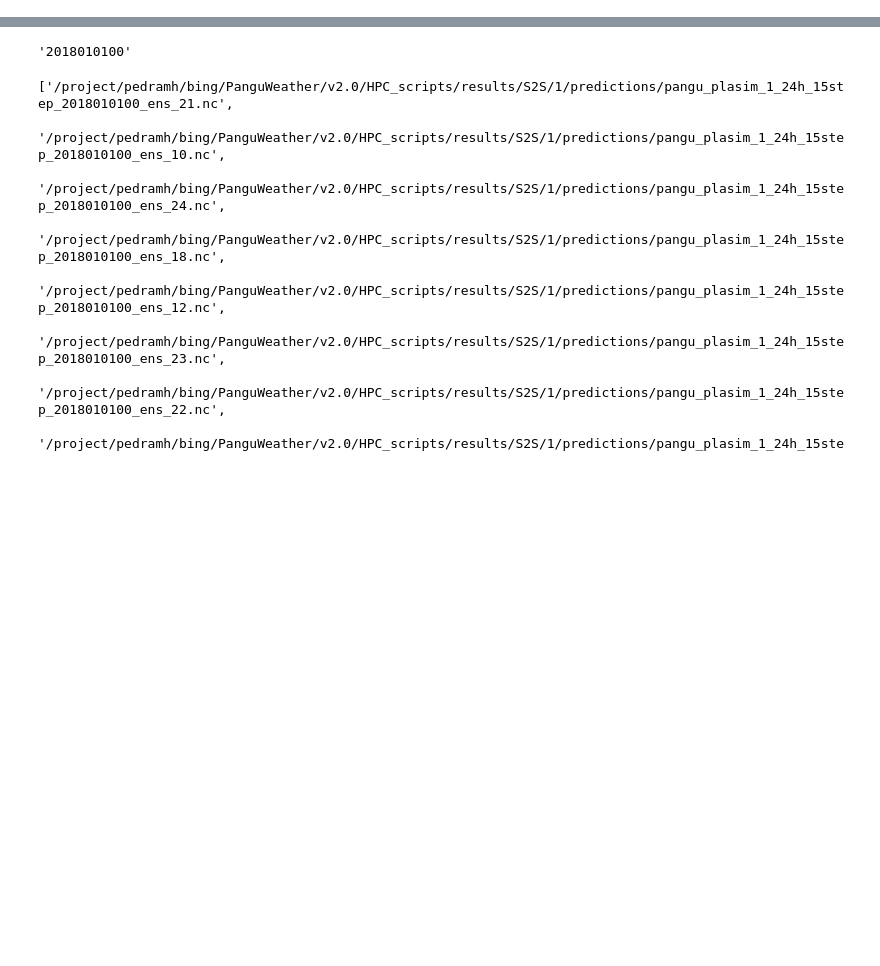
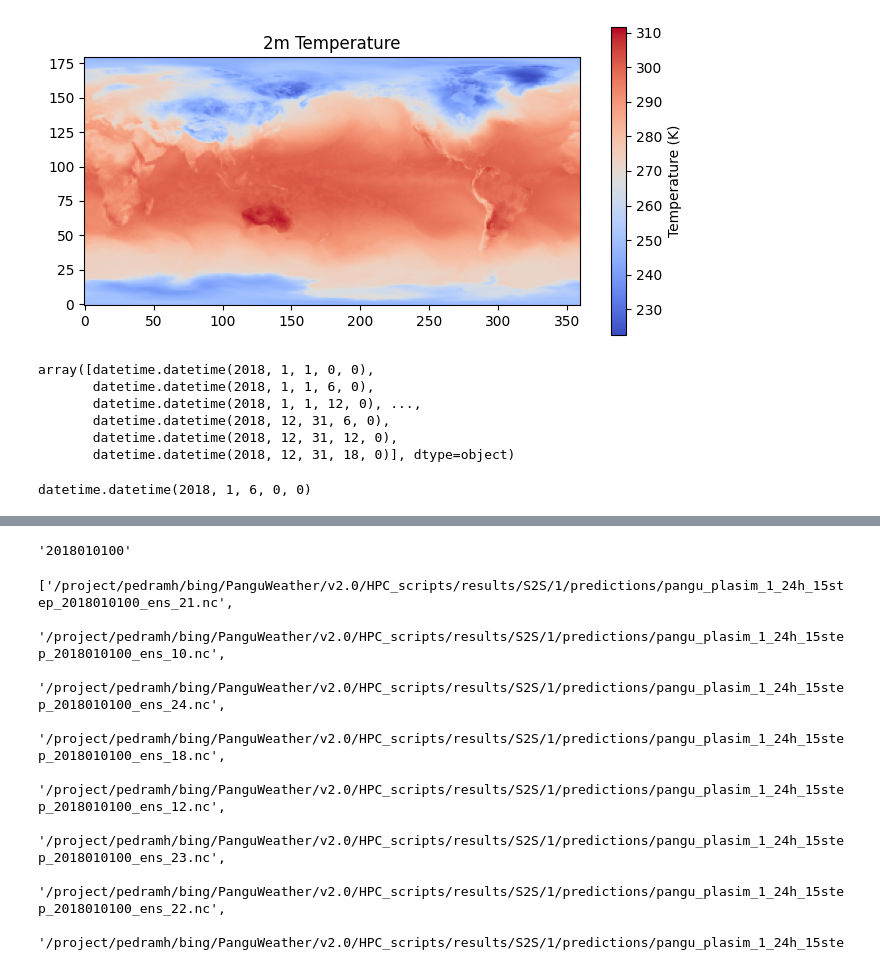
Before and after one commit to masak1112/S2S, a Jupyter notebook: v2.0/Jupiter/eval.ipynb, the cells around one changed output, grey strips where cells are left out. Saved outputs shown, nothing was run; the diff lists cells and outputs as text; code cells hidden in the pictures; blank space fills up the shorter version.

```diff
--- a/v2.0/Jupiter/eval.ipynb
+++ b/v2.0/Jupiter/eval.ipynb
@@ -54,0 +88,8 @@ IC_idx = find_date_idx(datetime(2018, 6, 30, 0))
+# %%
+plt.figure(figsize=(8, 4))
+plt.imshow(dataset, cmap="coolwarm", origin="lower")
+plt.colorbar(label="Temperature (K)")
+plt.title("2m Temperature")
+plt.show()
+# %% [output]
+[figure, added]
@@ -54,0 +98,9 @@ IC_idx = find_date_idx(datetime(2018, 6, 30, 0))
+# %%
+dates
+# %% [output]
+array([datetime.datetime(2018, 1, 1, 0, 0),
+       datetime.datetime(2018, 1, 1, 6, 0),
+       datetime.datetime(2018, 1, 1, 12, 0), ...,
+       datetime.datetime(2018, 12, 31, 6, 0),
+       datetime.datetime(2018, 12, 31, 12, 0),
+       datetime.datetime(2018, 12, 31, 18, 0)], dtype=object)
@@ -54,0 +112,4 @@ IC_idx = find_date_idx(datetime(2018, 6, 30, 0))
+# %%
+dates_exp[1].astype('datetime64[ms]').astype(object)
+# %% [output]
+datetime.datetime(2018, 1, 6, 0, 0)
```
Also changed, not shown: parts of 18 cells of this notebook.
